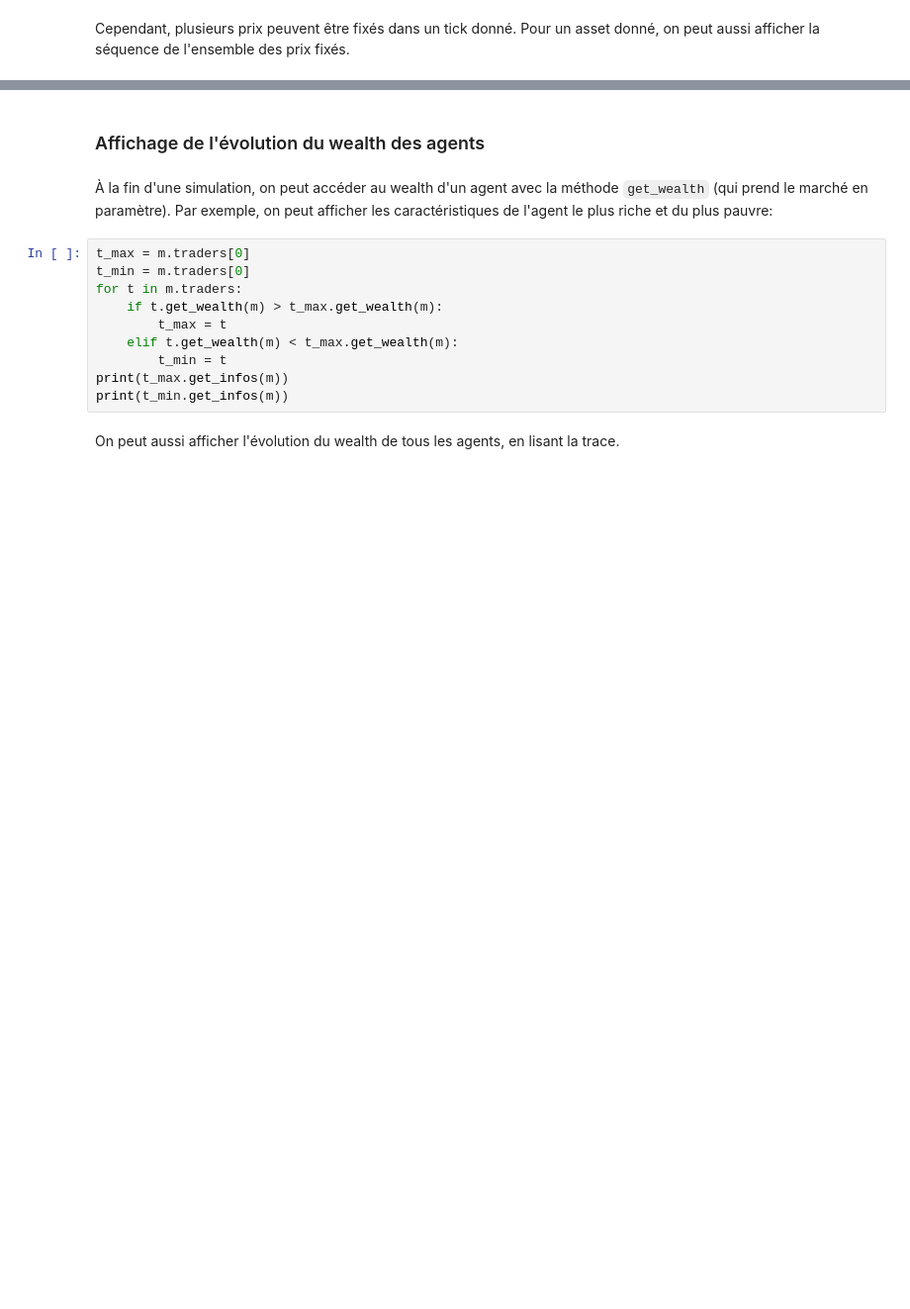
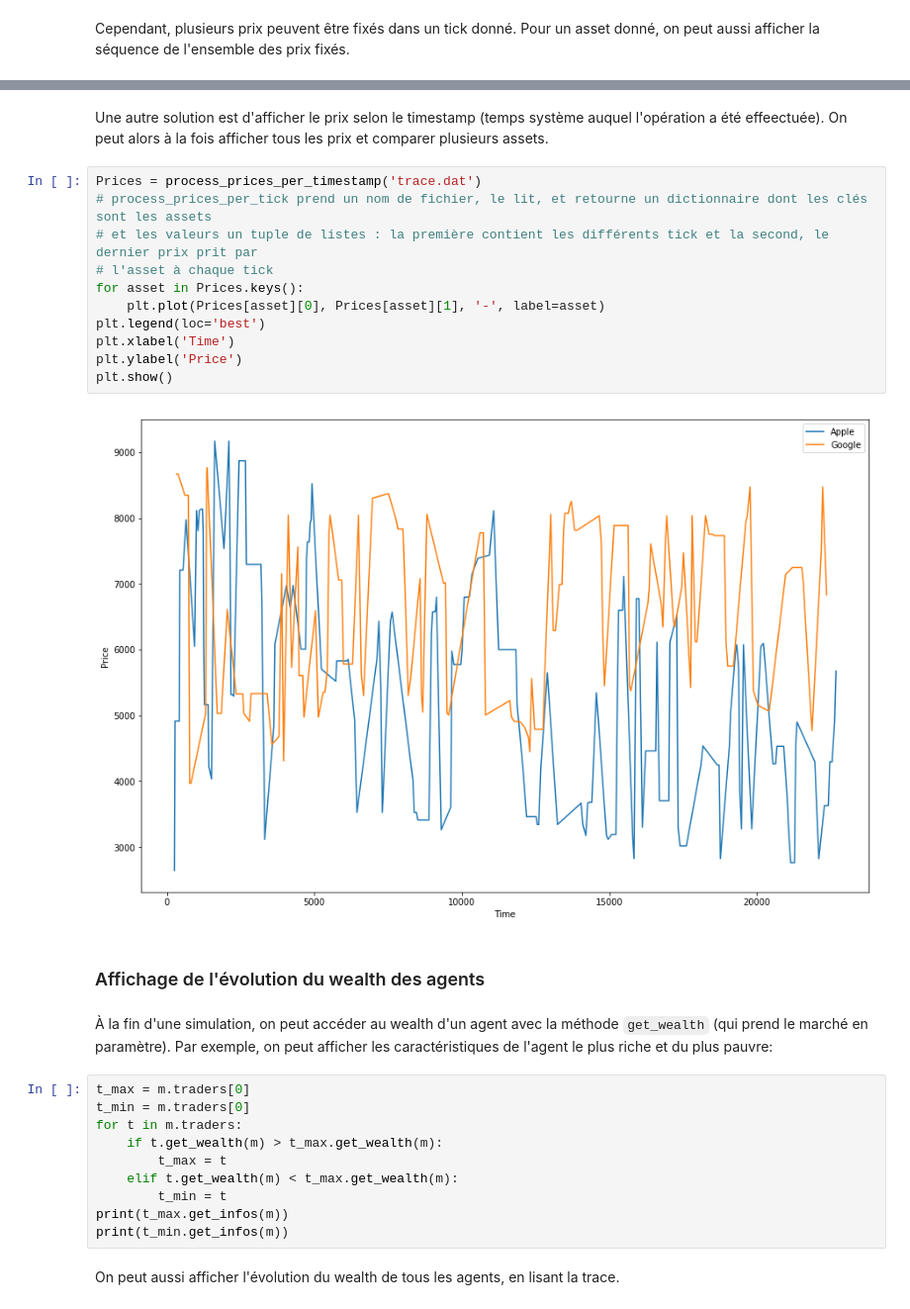
Before and after one commit to cristal-smac/atomPython, a Jupyter notebook: Atom.ipynb, the cells around one changed output, grey strips where cells are left out. Shown: that part at 99% size. Cells and saved outputs as stored; diff of their text form; blank space fills up the shorter version.

```diff
--- a/Atom.ipynb
+++ b/Atom.ipynb
@@ -76,3 +60,18 @@ plt.show()
+# %% [markdown]
+Une autre solution est d'afficher le prix selon le timestamp (temps système auquel l'opération a été effeectuée). On peut alors à la fois afficher tous les prix et comparer plusieurs assets.
+# %%
+Prices = process_prices_per_timestamp('trace.dat')
+# process_prices_per_tick prend un nom de fichier, le lit, et retourne un dictionnaire dont les clés sont les assets
+# et les valeurs un tuple de listes : la première contient les différents tick et la second, le dernier prix prit par
+# l'asset à chaque tick
+for asset in Prices.keys():
+    plt.plot(Prices[asset][0], Prices[asset][1], '-', label=asset)
+plt.legend(loc='best')
+plt.xlabel('Time')
+plt.ylabel('Price')
+plt.show()
+# %% [output]
+[figure, added]
 # %% [markdown]
 ### Affichage de l'évolution du wealth des agents
 # %% [markdown]
```
Also changed, not shown: parts of 6 cells of this notebook, 4 other files.
